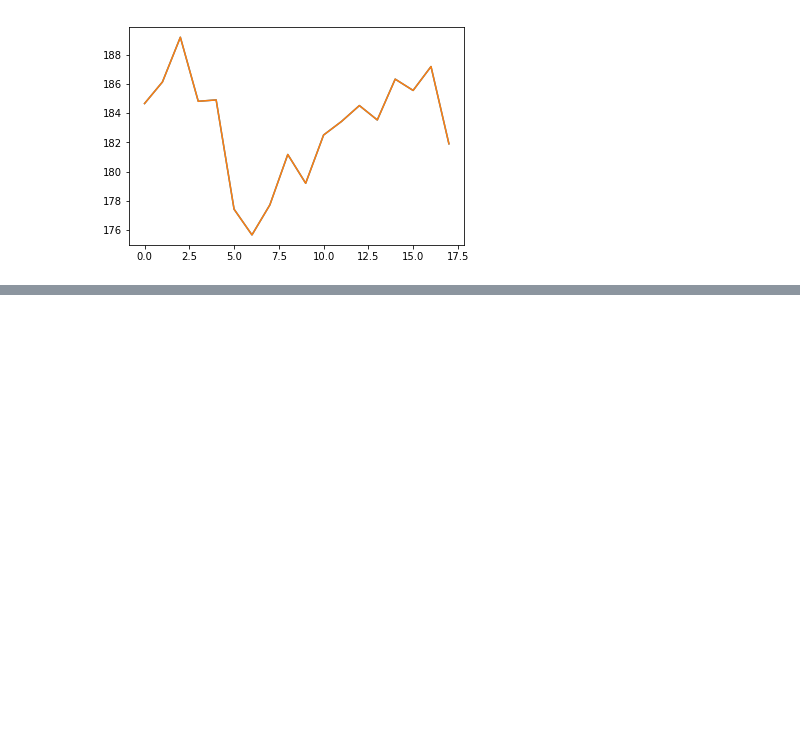
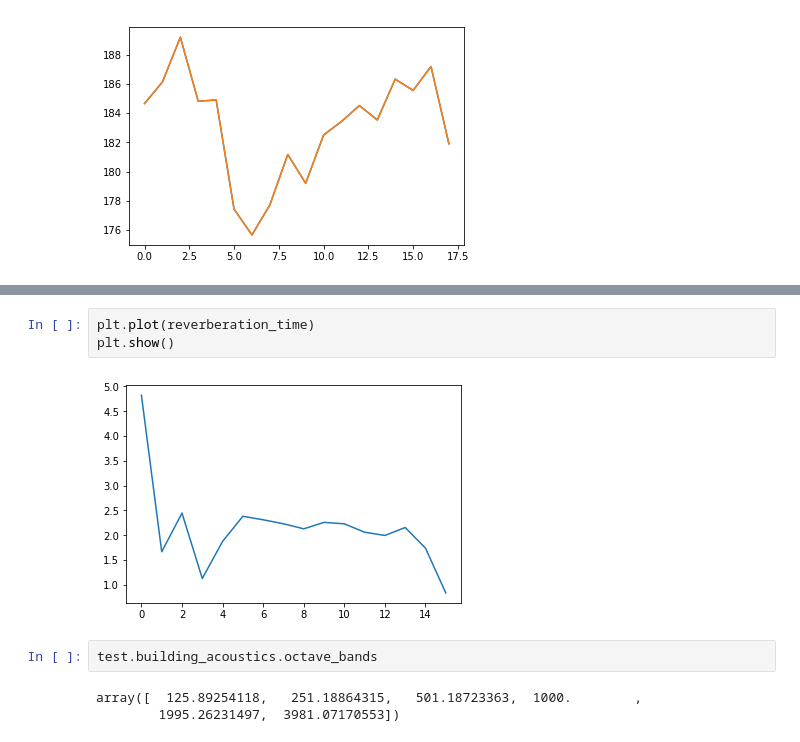
Before and after one commit to ndimubanzisenga/BuildingAcoustics, a Jupyter notebook: src/scripts/test.ipynb, the cells around one changed output, grey strips where cells are left out. Drawn from its saved outputs; the diff is of its cells as text; blank space fills up the shorter version.

```diff
--- a/src/scripts/test.ipynb
+++ b/src/scripts/test.ipynb
@@ -481,0 +527,10 @@ plt.xlabel()
+# %%
+plt.plot(reverberation_time)
+plt.show()
+# %% [output]
+[figure, added]
+# %%
+test.building_acoustics.octave_bands
+# %% [output]
+array([  125.89254118,   251.18864315,   501.18723363,  1000.        ,
+        1995.26231497,  3981.07170553])
```
Also changed, not shown: parts of 6 cells of this notebook.
